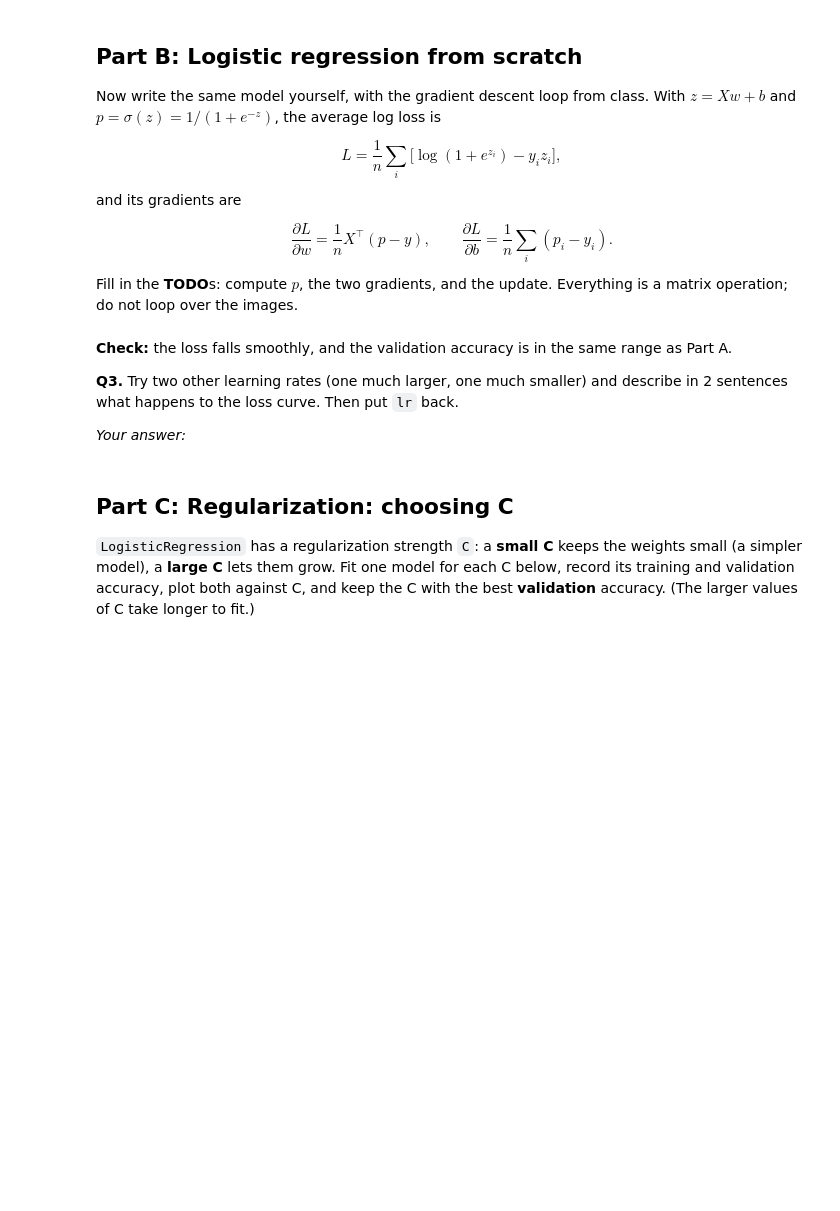
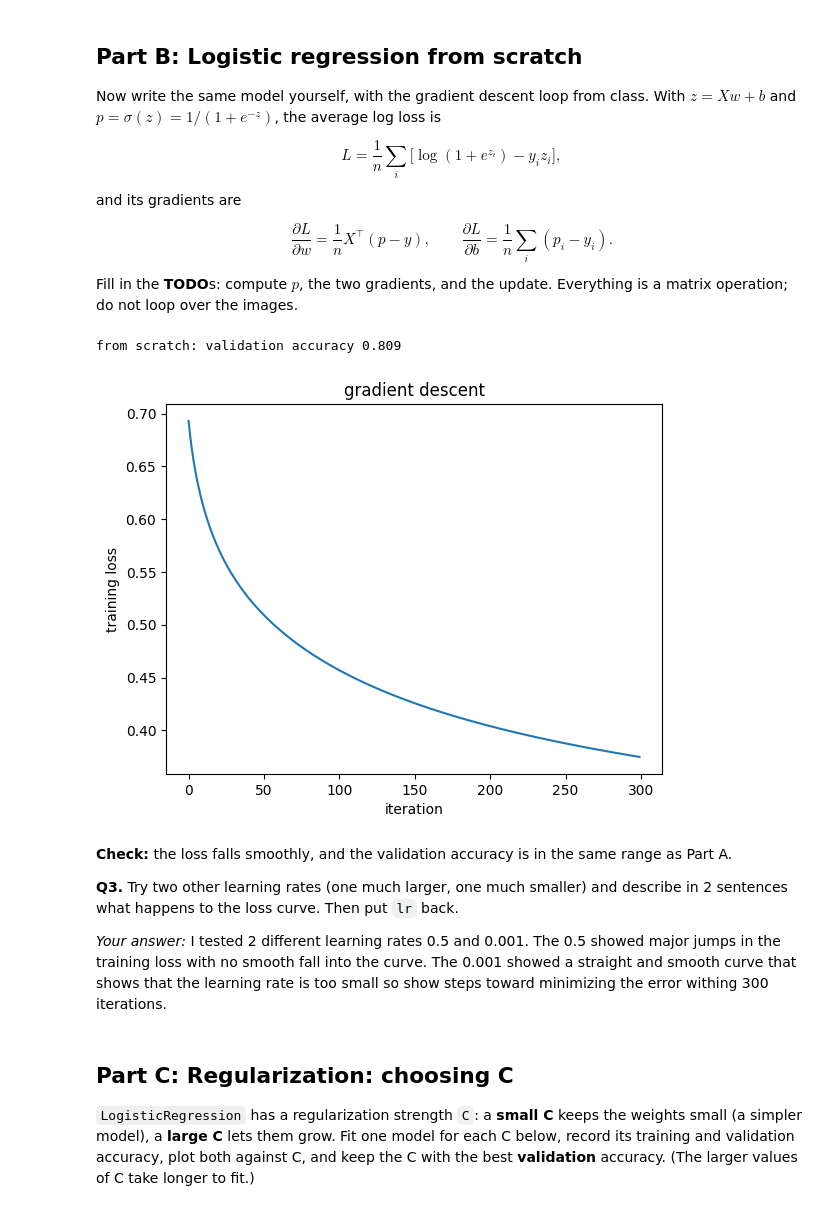
Before and after one commit to dayjobs/day-jobs, a Jupyter notebook: hw1_image_classification.ipynb, the cells around one changed output. Cells and saved outputs as stored; diff of their text form; code cells hidden in the pictures; blank space fills up the shorter version.

```diff
--- a/hw1_image_classification.ipynb
+++ b/hw1_image_classification.ipynb
@@ -153,25 +159,31 @@ matrix operation; do not loop over the images.
 # %%
 def sigmoid(z):
     return 1 / (1 + np.exp(-np.clip(z, -30, 30)))
 
 
-def train_gd(Z, y, lr=0.05, iters=300):
+def train_gd(Z, y, lr=0.001, iters=300):
     y = y.astype(Z.dtype)      # same number type as Z: mixing types makes numpy copy all of Z every step
     w = np.zeros(Z.shape[1], dtype=Z.dtype); b = 0.0; losses = []
+    n = len(Z)
     for t in range(iters):
         z = Z @ w + b
         losses.append(np.mean(np.logaddexp(0, z) - y * z))
-        p = None        # TODO: predicted probabilities
-        grad_w = None   # TODO: gradient of the loss with respect to w
-        grad_b = None   # TODO: gradient of the loss with respect to b
+        p = sigmoid(z)       # TODO: predicted probabilities
+        grad_w = (1/n) * (Z.T @ (p-y))  # TODO: gradient of the loss with respect to w
+        grad_b = (1/n) * np.mean(p-y)
+
+        w -= lr * grad_w
+        b -= lr * grad_b # TODO: gradient of the loss with respect to b
         # TODO: update w and b with learning rate lr
     return w, b, losses
-
 
 w, b, losses = train_gd(Z_tr, y_tr)
 pred_va = ((Z_va @ w + b) > 0).astype(int)
 print(f"from scratch: validation accuracy {(pred_va == y_va).mean():.3f}")
 plt.plot(losses); plt.xlabel("iteration"); plt.ylabel("training loss"); plt.title("gradient descent"); plt.show()
+# %% [output]
+from scratch: validation accuracy 0.809
+[figure, added]
 # %% [markdown]
 **Check:** the loss falls smoothly, and the validation accuracy is in the same range as
 Part A.
@@ -179,7 +191,7 @@ Part A.
 **Q3.** Try two other learning rates (one much larger, one much smaller) and describe in
 2 sentences what happens to the loss curve. Then put `lr` back.
 
-*Your answer:*
+*Your answer:* I tested 2 different learning rates 0.5 and 0.001. The 0.5 showed major jumps in the training loss with no smooth fall into the curve. The 0.001 showed a straight and smooth curve that shows that the learning rate is too small so show steps toward minimizing the error withing 300 iterations.
 # %% [markdown]
 ## Part C: Regularization: choosing C
 
```
Also changed, not shown: parts of 8 cells of this notebook.
